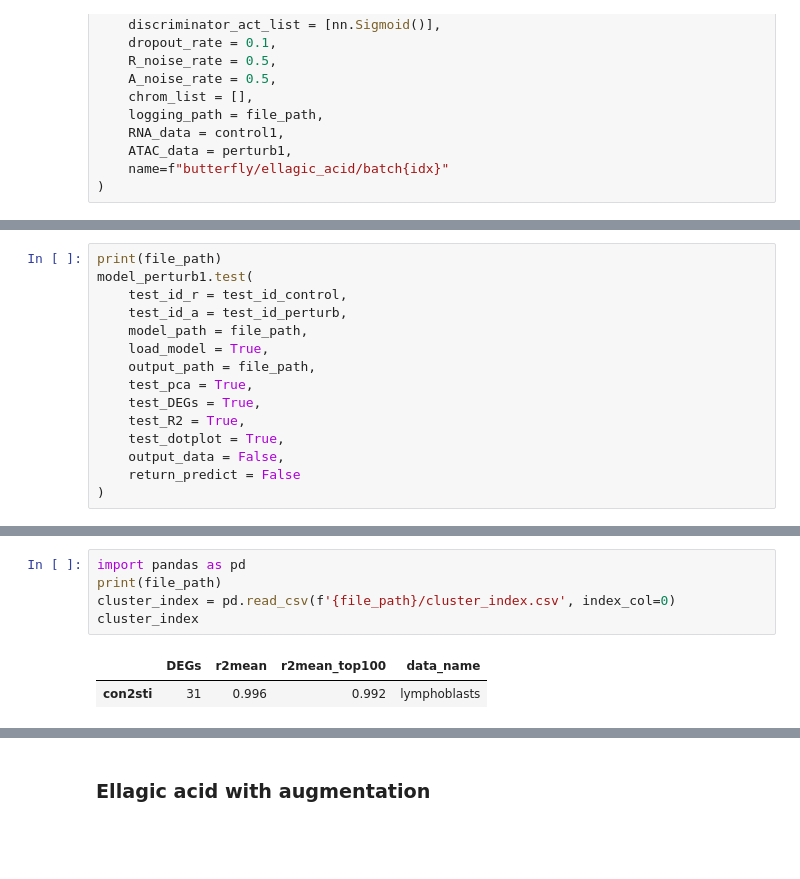
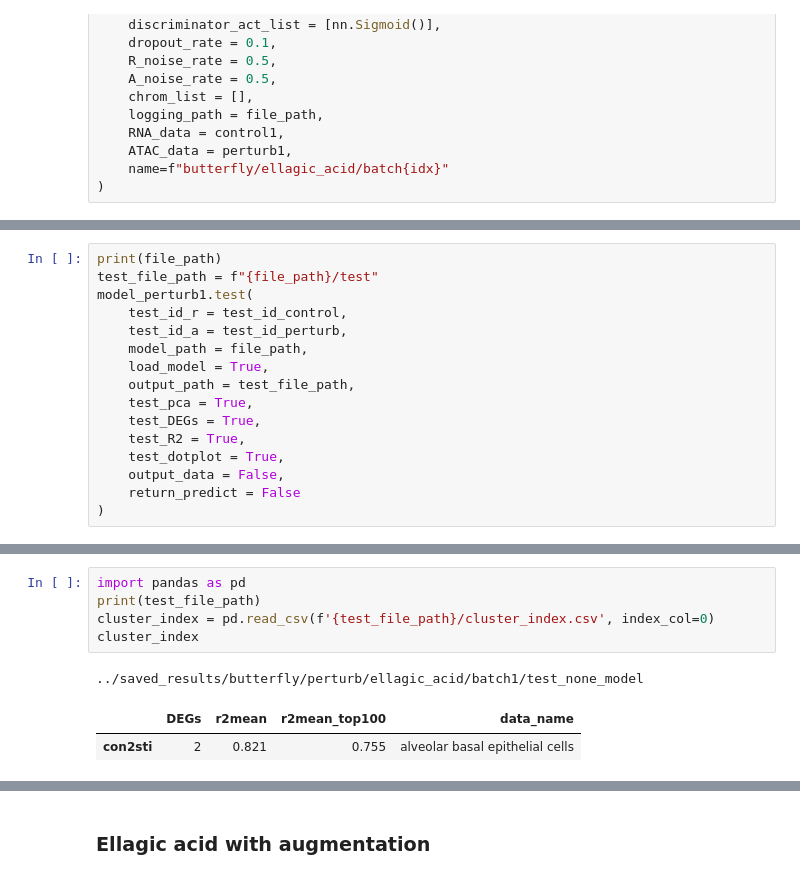
Before and after one commit to thodkatz/thesis, a Jupyter notebook: experiments/scbutterfly-perturbation.ipynb, the cells around one changed output, grey strips where cells are left out. Drawn from its saved outputs; the diff is of its cells as text; blank space fills up the shorter version.

```diff
--- a/experiments/scbutterfly-perturbation.ipynb
+++ b/experiments/scbutterfly-perturbation.ipynb
@@ -471,11 +486,12 @@ KeyboardInterrupt:
 # %%
 print(file_path)
+test_file_path = f"{file_path}/test"
 model_perturb1.test(
     test_id_r = test_id_control,
     test_id_a = test_id_perturb,
     model_path = file_path,
     load_model = True,
-    output_path = file_path,
+    output_path = test_file_path,
     test_pca = True,
     test_DEGs = True,
     test_R2 = True,
@@ -498,10 +516,11 @@ FileNotFoundError: [Errno 2] No such file or directory: '../saved_results/butter
 # %%
 import pandas as pd
-print(file_path)
-cluster_index = pd.read_csv(f'{file_path}/cluster_index.csv', index_col=0)
+print(test_file_path)
+cluster_index = pd.read_csv(f'{test_file_path}/cluster_index.csv', index_col=0)
 cluster_index
 # %% [output]
+../saved_results/butterfly/perturb/ellagic_acid/batch1/test_none_model
 |  | DEGs | r2mean | r2mean_top100 | data_name |
-| con2sti | 31 | 0.996 | 0.992 | lymphoblasts |
+| con2sti | 2 | 0.821 | 0.755 | alveolar basal epithelial cells |
 # %%
 print(file_path)
```
Also changed, not shown: parts of 9 cells of this notebook, 5 other files.
